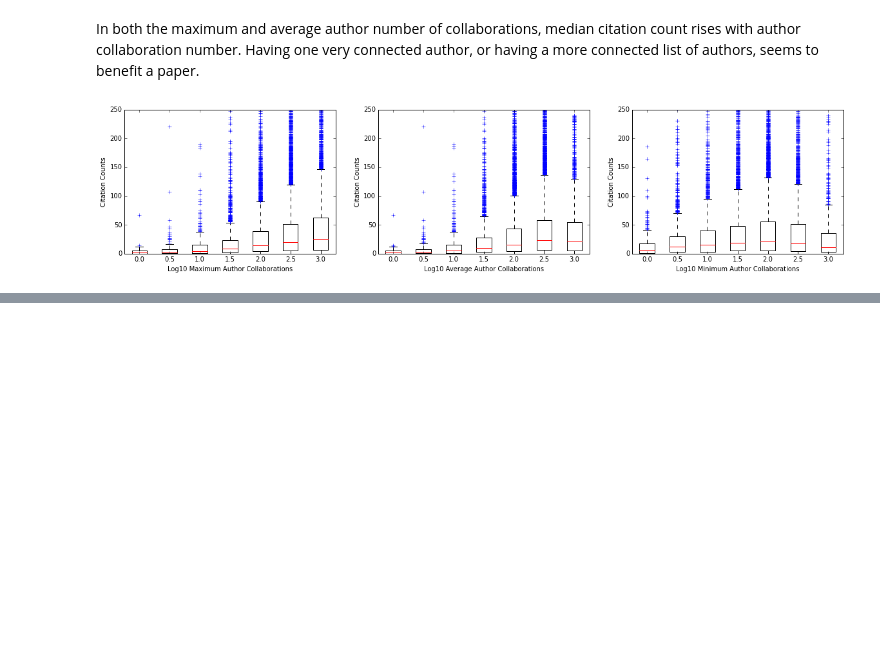
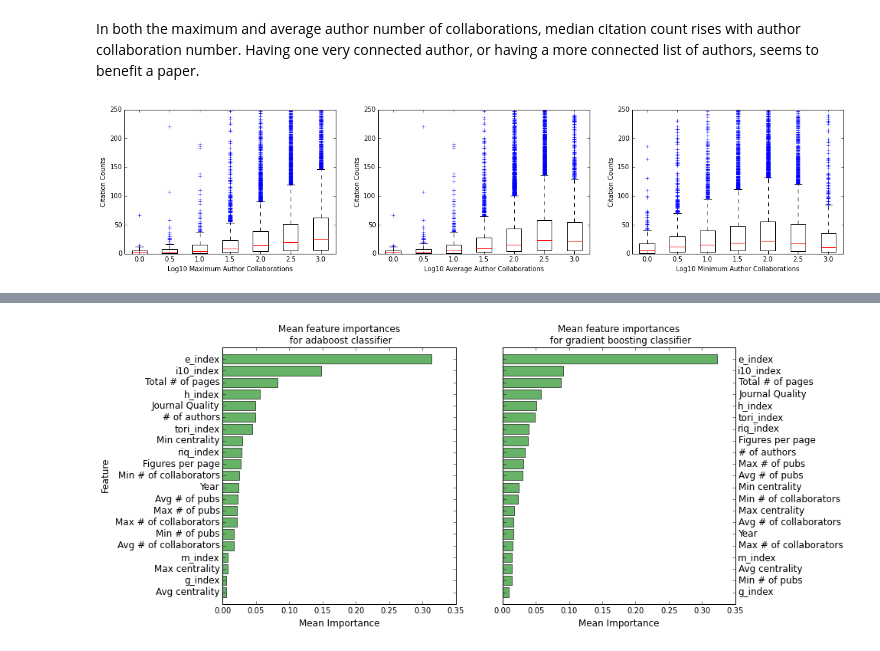
Before and after one commit to ahuja0007/team_citation, a Jupyter notebook: process_book.ipynb, the cells around one changed output, grey strips where cells are left out. Cells and saved outputs as stored; diff of their text form; code cells hidden in the pictures; blank space fills up the shorter version.

```diff
--- a/process_book.ipynb
+++ b/process_book.ipynb
@@ -582,0 +775,16 @@ df.head()
+# %%
+#helper function for calculating mean test data performance as well as best features
+def mean_test_score_and_feature_importance(classifier,X,Y,num_trials):
+    scores=[]
+    feature_importances=[]
+    for i in range(num_trials):
+        X_train, X_test, y_train, y_test = cross_validation.train_test_split(X,Y, test_size=0.25)
+        clf=classifier.fit(X_train,y_train)
+        scores.append(clf.score(X_test,y_test))
+        if feature_importances:
+           for i in range(len(feature_importances)):
+                feature_importances[i]+=clf.feature_importances_[i]*1.0/num_trials
+        else:
+            feature_importances=[u*1.0/num_trials for u in clf.feature_importances_]
+
+    return scores, feature_importances
@@ -582,0 +827,28 @@ df.head()
+# %%
+plt.figure(figsize=(12, 6))
+
+plt.subplot('121')
+#draw feature importance for adaboost
+sorted_features2=sorted(zip(feature_importances_abc,params))
+importances2,params_sorted2=zip(*sorted_features2)
+plt.ylim([-1,len(params)])
+plt.barh(range(len(params)),importances2,align='center',alpha=0.6,color='g')
+plt.yticks(range(len(params)),params_sorted2,fontsize=12,);
+plt.ylabel('Feature',fontsize=12);
+plt.xlabel('Mean Importance',fontsize=12);
+plt.title('Mean feature importances\n for adaboost classifier');
+
+#draw feature importance for gradientboost
+
+plt.subplot('122')
+sorted_features1=sorted(zip(feature_importances_gbc,params))
+importances1,params_sorted1=zip(*sorted_features1)
+plt.ylim([-1,len(params)])
+plt.barh(range(len(params)),importances1,align='center',alpha=0.6,color='g')
+plt.tick_params(axis='y', which='both', labelleft='off', labelright='on')
+
+plt.yticks(range(len(params)),params_sorted1,fontsize=12);
+plt.xlabel('Mean Importance',fontsize=12);
+plt.title('Mean feature importances\n for gradient boosting classifier');
+# %% [output]
+[figure, added]
```
Also changed, not shown: parts of 26 cells of this notebook.
